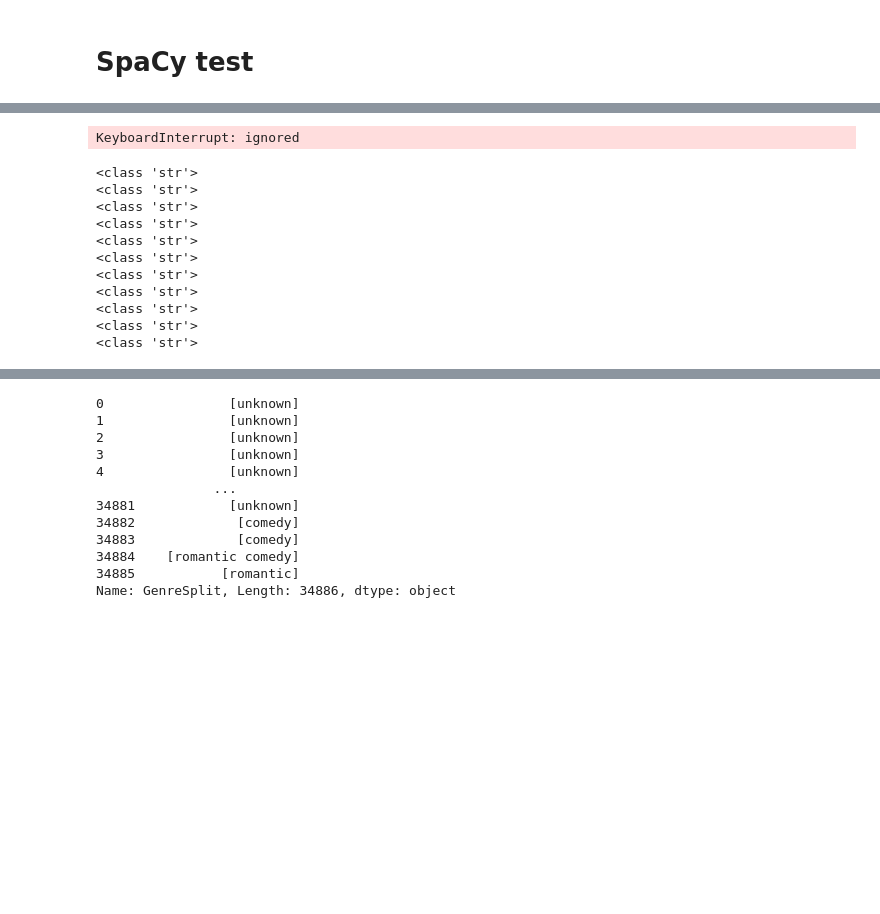
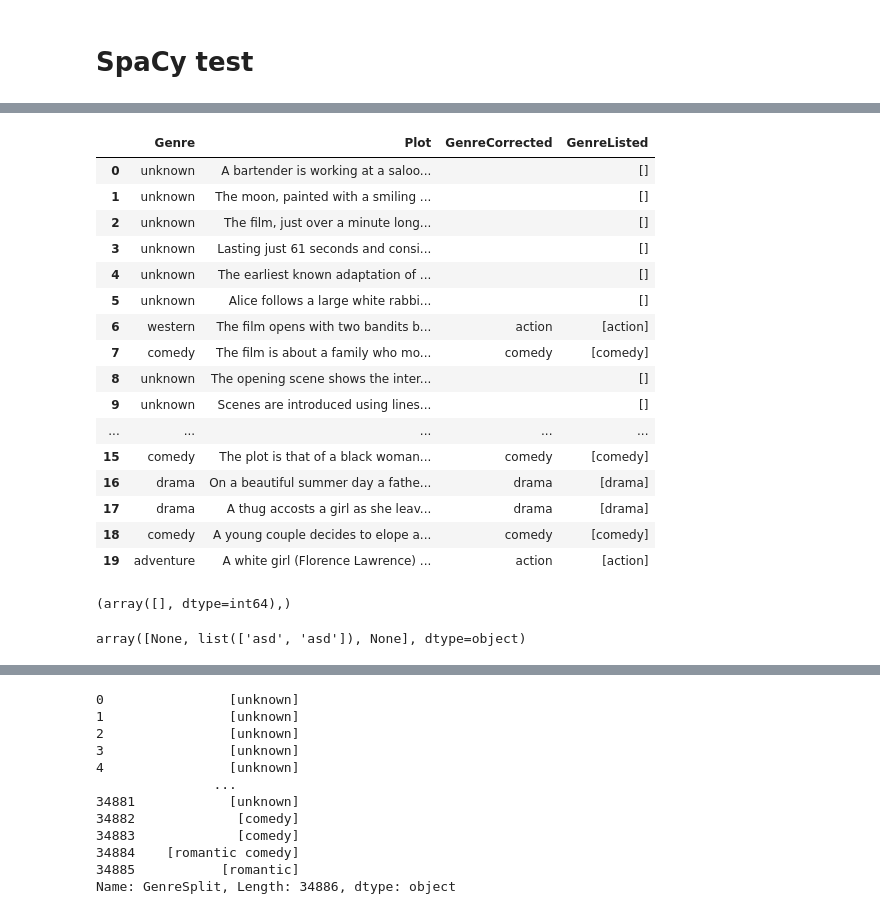
Before and after one commit to maximecharriere/movie-chatbot, a Jupyter notebook: movie-chatbot.ipynb, the cells around one changed output, grey strips where cells are left out. Drawn from its saved outputs; the diff is of its cells as text; code cells hidden in the pictures; blank space fills up the shorter version.

```diff
--- a/movie-chatbot.ipynb
+++ b/movie-chatbot.ipynb
@@ -449,34 +397,37 @@ Name: GenreCorrected, Length: 2161, dtype: int64
-# %%
-# movies_lite = movies.head(3)
-# movies_lite.at[1,'GenreCorrected'] = 'drama comedy'
-
-
-GenreList = []
-for genre in movies['GenreCorrected']:
-  tokens = nlp(genre)
-  GenreList.append([token.lemma_ for token in tokens if not token.is_punct])
-# movies_lite.replace({'numpy':6}, {'numpy':1}, inplace=True)
-
-
-movies_lite.insert(0,'GenreList', GenreList)
-movies_lite
-# %% [output]
-KeyboardInterrupt: ignored
-# %%
-i  =0
-for genre in movies['GenreCorrected']:
-  print(type(genre))
-  i +=1
-  if i > 10: break
-# %% [output]
-<class 'str'>
-<class 'str'>
-<class 'str'>
-<class 'str'>
-<class 'str'>
-<class 'str'>
-<class 'str'>
-<class 'str'>
-<class 'str'>
-<class 'str'>
-<class 'str'>
+# %%
+nlp = spacy.load("en_core_web_sm")
+
+movies['GenreListed'] = movies['GenreCorrected']
+
+for genre in movies['GenreCorrected'].unique():
+  tokens = nlp(genre)
+  listed_genre = [token.lemma_ for token in tokens if not token.is_punct and not token.is_digit]
+  for i in np.where(movies['GenreCorrected']==genre)[0]:
+    movies.at[i,'GenreListed'] = np.array(listed_genre)
+
+
+
+movies.head(20)
+# %% [output]
+|  | Genre | Plot | GenreCorrected | GenreListed |
+| 0 | unknown | A bartender is working at a saloo... |  | [] |
+| 1 | unknown | The moon, painted with a smiling ... |  | [] |
+| 2 | unknown | The film, just over a minute long... |  | [] |
+| 3 | unknown | Lasting just 61 seconds and consi... |  | [] |
+| 4 | unknown | The earliest known adaptation of ... |  | [] |
+| 5 | unknown | Alice follows a large white rabbi... |  | [] |
+| 6 | western | The film opens with two bandits b... | action | [action] |
+| 7 | comedy | The film is about a family who mo... | comedy | [comedy] |
+| 8 | unknown | The opening scene shows the inter... |  | [] |
+| 9 | unknown | Scenes are introduced using lines... |  | [] |
+| ... | ... | ... | ... | ... |
+| 15 | comedy | The plot is that of a black woman... | comedy | [comedy] |
+| 16 | drama | On a beautiful summer day a fathe... | drama | [drama] |
+| 17 | drama | A thug accosts a girl as she leav... | drama | [drama] |
+| 18 | comedy | A young couple decides to elope a... | comedy | [comedy] |
+| 19 | adventure | A white girl (Florence Lawrence) ... | action | [action] |
+# %%
+x = np.array(movies.loc[10:15,'GenreListed'])
+np.where(x == ['short'])
+# %% [output]
+(array([], dtype=int64),)
@@ -482,0 +445,9 @@ for genre in movies['GenreCorrected']:
+# %%
+# movies_lite.loc[(movies_lite['GenreCorrected']=='unknown'),'Genre'] = ['tablea1','tab2','dsa3']
+#
+x = np.empty(3,dtype=object)
+
+x[1] = ['asd','asd']
+x
+# %% [output]
+array([None, list(['asd', 'asd']), None], dtype=object)
```
Also changed, not shown: parts of 9 cells of this notebook.
